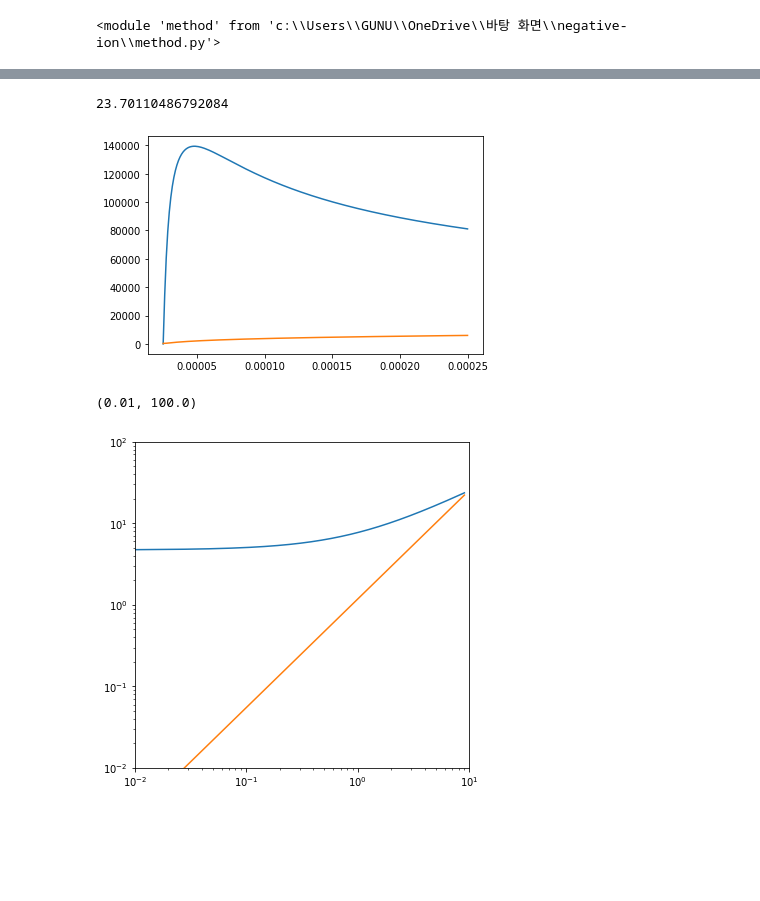
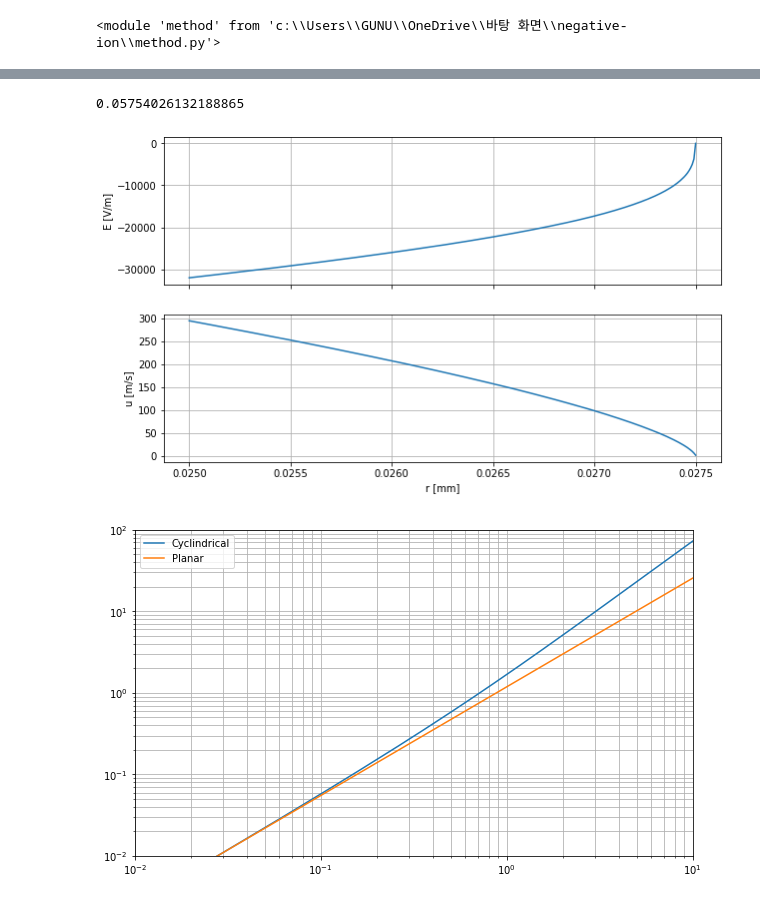
Before and after one commit to gunu0626/negative-ion, a Jupyter notebook: main.ipynb, the cells around one changed output, grey strips where cells are left out. Cells and saved outputs as stored; diff of their text form; code cells hidden in the pictures; blank space fills up the shorter version.

```diff
--- a/main.ipynb
+++ b/main.ipynb
@@ -78,11 +78,11 @@ for file in ldf_list:
 
 
     # Start Fitting method
-    fit_1 = method.fitting(IV, V, IV_second_derivative)
-    alpha_fit = fit_1.fitting()
-    nm = ne*alpha_fit
-    #print("Fitting method \tVp: {}, Vsat: {}, Isat: {}\n\n".format(Vp, Vsat, Isat))
-    data_fit.append((Vp, alpha_fit, Te, x, ne, nm))
+    # fit_1 = method.fitting(IV, V, IV_second_derivative)
+    # alpha_fit = fit_1.fitting()
+    # nm = ne*alpha_fit
+    # #print("Fitting method \tVp: {}, Vsat: {}, Isat: {}\n\n".format(Vp, Vsat, Isat))
+    # data_fit.append((Vp, alpha_fit, Te, x, ne, nm))
 
 
 # Plot results
@@ -90,9 +90,9 @@ df_iter = pd.DataFrame(data_iter, columns=['Vp', 'alpha', 'Te', 'x', 'ne', 'nm']
 plotting.plot_default(df_iter['x'], df_iter['Te'], df_iter['Vp'], df_iter['alpha'], df_iter['ne'])
 plotting.plot_density(df_iter['x'], df_iter['ne'], df_iter['nm'])
 
-df_fit = pd.DataFrame(data_fit, columns=['Vp', 'alpha', 'Te', 'x', 'ne', 'nm'])
-plotting.plot_default(df_fit['x'], df_fit['Te'], df_fit['Vp'], df_fit['alpha'], df_fit['ne'])
-plotting.plot_density(df_fit['x'], df_fit['ne'], df_fit['nm'])
+# df_fit = pd.DataFrame(data_fit, columns=['Vp', 'alpha', 'Te', 'x', 'ne', 'nm'])
+# plotting.plot_default(df_fit['x'], df_fit['Te'], df_fit['Vp'], df_fit['alpha'], df_fit['ne'])
+# plotting.plot_density(df_fit['x'], df_fit['ne'], df_fit['nm'])
 # %% [output]
 ./211221(SF6)/SF6/Radial Scan_15sccm/0.ldf
 no eedf datas
@@ -202,22 +168,40 @@ Vp: 2.76851, Vsat: 35.168, Isat: 4.20929e-05
 [figure]
 ... (5 outputs left out)
 # %%
-def test1(r_sh):
-    r_list = np.linspace(rp, r_sh_0, 200)
+rp= 25e-6
+J = 10
+uB = 1
+s = 0.1*25e-6
 
-    def fun(y, r, R):
+def cylindrical_sheath(s):
+    R = rp + s
+    r_list = np.linspace(R, rp, 300)
+    def fun(y, r):
         return [R*J/(r*epsilon_0*y[1]) - y[0]/r, e*y[0]/(Mp*y[1])]
 
-    sol = odeint(fun, y0=[0, uB], t=r_list, args=(r_sh,))
-    return sol[:, 0], sol[:, 1]
+    sol = odeint(fun, y0=[0, uB], t=r_list)
+    V = simpson(sol[:, 0], r_list)
+    return sol[:, 0], sol[:, 1], V, r_list
 
-E, u = test1(rp*10)
+def child_law(s):
+    V = (9/4/epsilon_0*J*s**2*np.sqrt(Mp/2/e))**(2/3)
+    return V
 
-r_list = np.linspace(rp, 10*rp, 200)
+E, u, V, r_list = cylindrical_sheath(s)
 
-plt.plot(r_list, E)
-plt.plot(r_list, u)
-print(simpson(E, r_list))
+plt.subplots(figsize=(10,6))
+ax1 = plt.subplot(2,1,1)
+plt.plot(r_list*1e3, E)
+plt.ylabel('E [V/m]')
+plt.xticks(visible=False)
+plt.grid(True)
+
+ax2 = plt.subplot(2,1,2,sharex=ax1)
+plt.plot(r_list*1e3, u)
+plt.ylabel('u [m/s]')
+plt.xlabel('r [mm]')
+plt.grid(True)
+print(V)
 # %% [output]
-23.70110486792084
+0.05754026132188865
-[figure, old version]
+[figure, new version]
@@ -247,11 +219,14 @@ V_child = np.array(list(map(child_law,r_test_list-rp)))
 # %%
-plt.figure(figsize=(6,6))
-plt.plot((r_test_list-rp)/rp, V_cylin)
-plt.plot((r_test_list-rp)/rp, V_child)
+plt.figure(figsize=(10,6))
+plt.plot((s_list)/rp, V_list)
+plt.plot((s_list)/rp, V_child_list)
+
+plt.legend(['Cyclindrical', 'Planar'])
+plt.xscale('log')
 plt.yscale('log')
-plt.xscale('log')
+plt.xticks()
 plt.xlim(1e-2,1e1)
 plt.ylim(1e-2,1e2)
+plt.grid(True, 'both')
 # %% [output]
-(0.01, 100.0)
-[figure, old version]
+[figure, new version]
```
Also changed, not shown: parts of 5 cells of this notebook, 1 other file.
